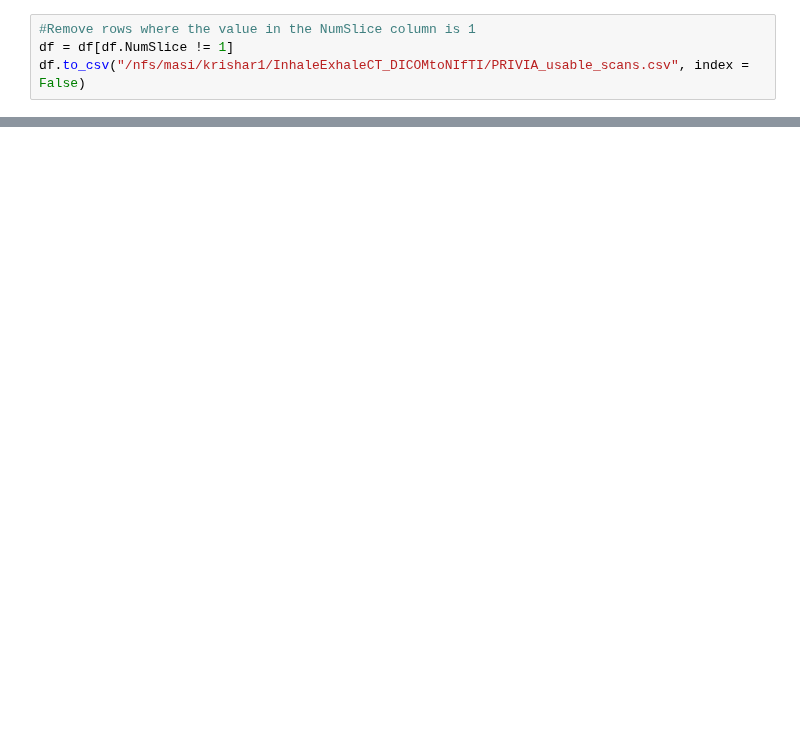
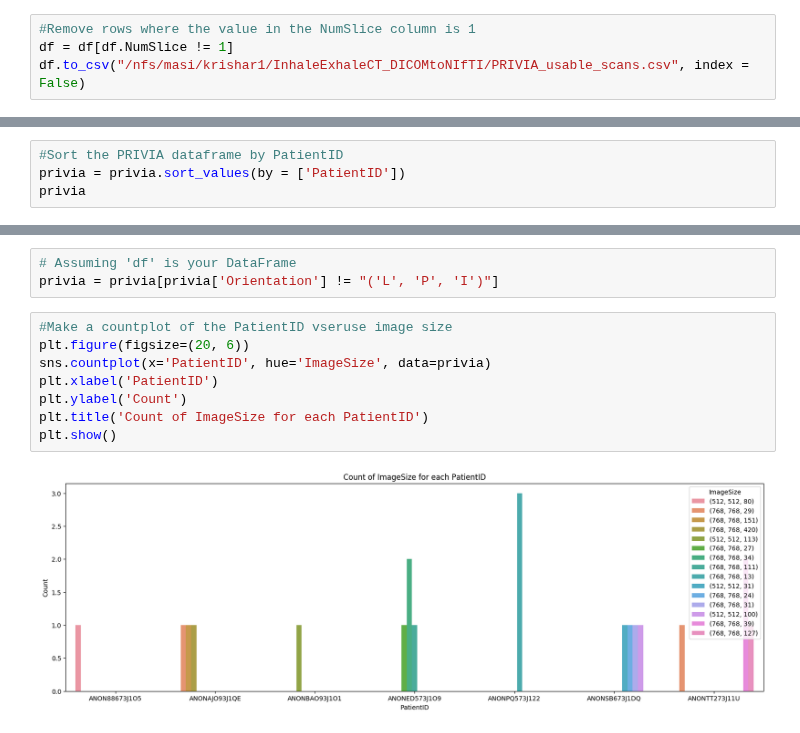
Before and after one commit to MASILab/Inhale_Exhale_CT, a Jupyter notebook: make_data/prepdata.ipynb, the cells around one changed output, grey strips where cells are left out. Saved outputs shown, nothing was run; the diff lists cells and outputs as text; blank space fills up the shorter version.

```diff
--- a/make_data/prepdata.ipynb
+++ b/make_data/prepdata.ipynb
@@ -35,0 +87,4 @@ df.to_csv("/nfs/masi/krishar1/InhaleExhaleCT_DICOMtoNIfTI/PRIVIA_usable_scans.cs
+# %%
+#Sort the PRIVIA dataframe by PatientID
+privia = privia.sort_values(by = ['PatientID'])
+privia
@@ -35,0 +109,13 @@ df.to_csv("/nfs/masi/krishar1/InhaleExhaleCT_DICOMtoNIfTI/PRIVIA_usable_scans.cs
+# %%
+# Assuming 'df' is your DataFrame
+privia = privia[privia['Orientation'] != "('L', 'P', 'I')"]
+# %%
+#Make a countplot of the PatientID vseruse image size
+plt.figure(figsize=(20, 6))
+sns.countplot(x='PatientID', hue='ImageSize', data=privia)
+plt.xlabel('PatientID')
+plt.ylabel('Count')
+plt.title('Count of ImageSize for each PatientID')
+plt.show()
+# %% [output]
+[figure, added]
```
Also changed, not shown: parts of 6 cells of this notebook.
